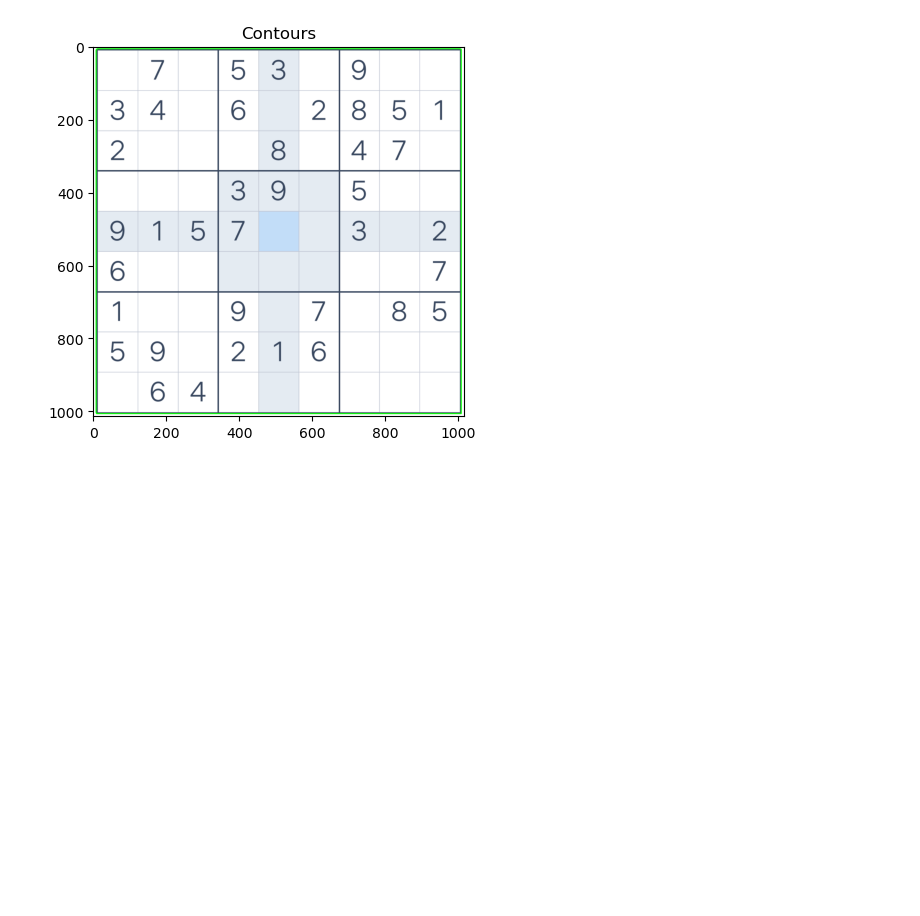
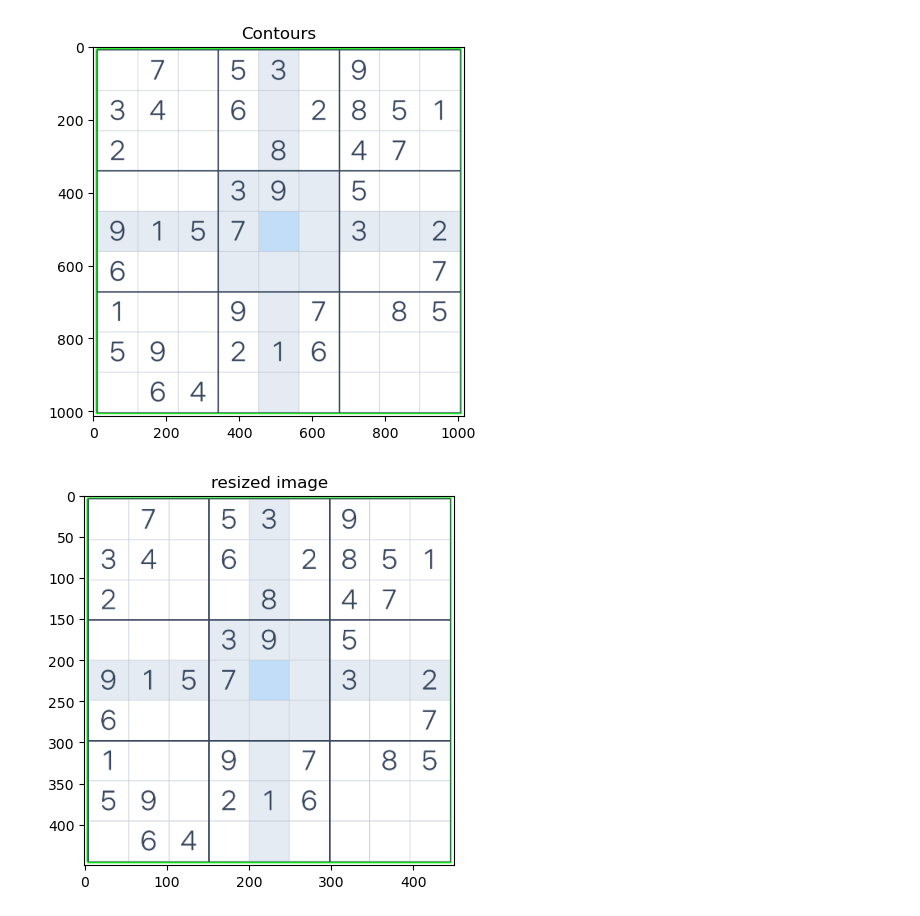
Before and after one commit to ypavanr/sudoku-image-solver, a Jupyter notebook: main.ipynb, the cells around one changed output. Drawn from its saved outputs; the diff is of its cells as text; code cells hidden in the pictures; blank space fills up the shorter version.

```diff
--- a/main.ipynb
+++ b/main.ipynb
@@ -36,3 +36,10 @@ plt.imshow(cv2.cvtColor(contour_img, cv2.COLOR_BGR2RGB))
 plt.show()
 # %% [output]
 [figure]
+# %%
+img_resize=cv2.resize(contour_img,(450,450))
+plt.title('resized image')
+plt.imshow(cv2.cvtColor(img_resize, cv2.COLOR_BGR2RGB))
+plt.show()
+# %% [output]
+[figure, added]
```
Also changed, not shown: parts of 2 cells of this notebook.
